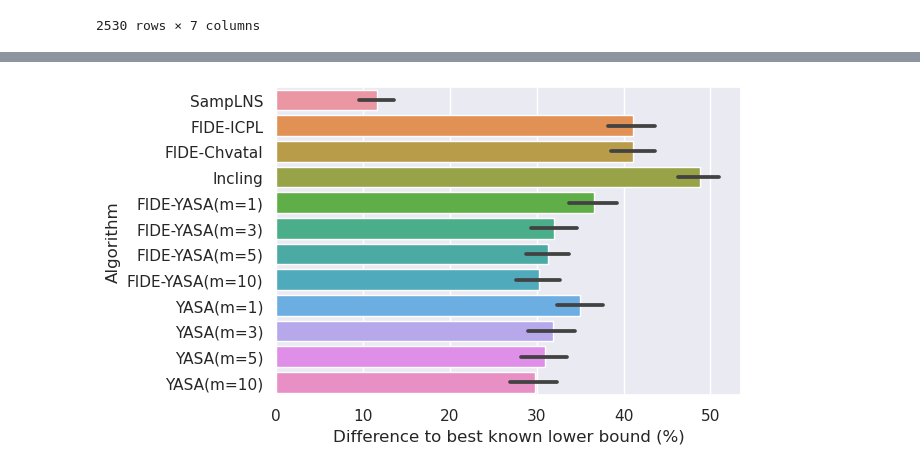
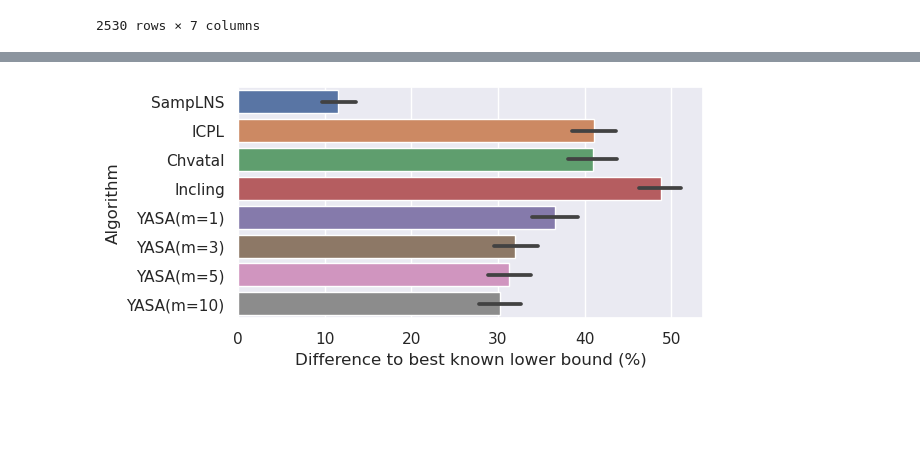
Before and after one commit to tubs-alg/SampLNS, a Jupyter notebook: evaluation/04_based_on_yasa/07_lower_bound_gap.ipynb, the cells around one changed output, grey strips where cells are left out. Cells and saved outputs as stored; diff of their text form; code cells hidden in the pictures; blank space fills up the shorter version.

```diff
--- a/evaluation/04_based_on_yasa/07_lower_bound_gap.ipynb
+++ b/evaluation/04_based_on_yasa/07_lower_bound_gap.ipynb
@@ -77,3 +78,6 @@ baseline_data
 | 2528 | ea2468 | 65.0 | YASA | t2_m10_null | 31 | 52.307692 | ... |
 | 2529 | ea2468 | 65.0 | YASA | t2_m10_null | 31 | 52.307692 | ... |
 2530 rows × 7 columns
+# %%
+gaps = pd.concat([samplns_data[["algorithm_name", "gap"]], baseline_data[['algorithm_name', 'gap']]])
+gaps
@@ -79,0 +98,4 @@ baseline_data
+# %%
+gaps["solved"] = 0.0
+gaps.loc[~gaps["gap"].isna(), "solved"]=1
+gaps.groupby(["algorithm_name"]).mean()
@@ -80,13 +117,15 @@ baseline_data
 # %%
-t = pd.concat([samplns_data[["algorithm_name", "gap"]], baseline_data[['algorithm_name', 'gap']]])
+
 import matplotlib.pyplot as plt
 import seaborn as sns
 sns.set_theme()
 
-f, ax = plt.subplots(figsize=(6, 4))
+t = gaps[~gaps["algorithm_name"].str.startswith("YASA")].copy()
+f, ax = plt.subplots(figsize=(6, 3))
+t["algorithm_name"] = t["algorithm_name"].str.replace("FIDE-", "")
 sns.barplot(data=t, y="algorithm_name", x="gap")
 plt.xlabel("Difference to best known lower bound (%)")
 plt.ylabel("Algorithm")
 plt.show()
 # %% [output]
-[figure, old version]
+[figure, new version]
```
Also changed, not shown: parts of 3 cells of this notebook, 12 other files.
